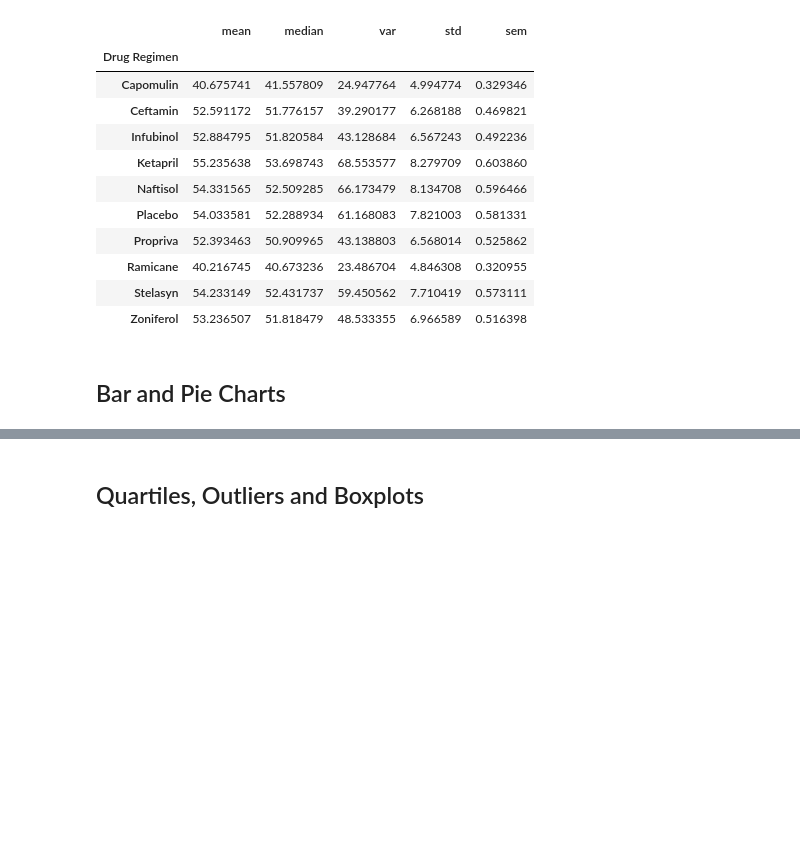
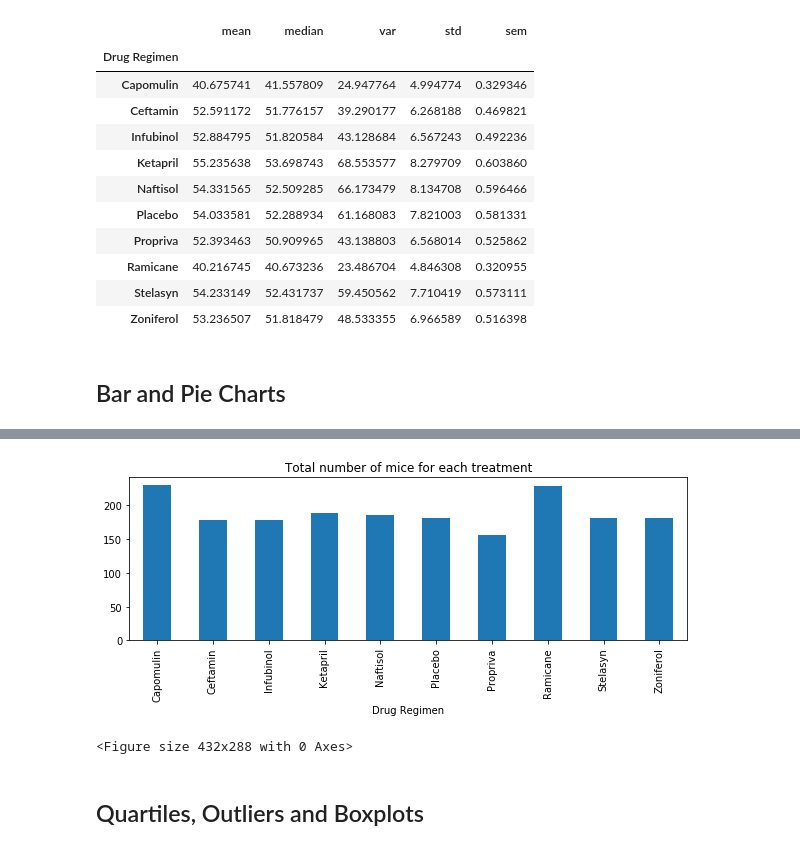
Before and after one commit to SakiSugio/Matplotlib, a Jupyter notebook: pymaceuticals.ipynb, the cells around one changed output, grey strips where cells are left out. Cells and saved outputs as stored; diff of their text form; code cells hidden in the pictures; blank space fills up the shorter version.

Commit message:
first bar chart!

```diff
--- a/pymaceuticals.ipynb
+++ b/pymaceuticals.ipynb
@@ -110,3 +98,10 @@ clean_data.groupby("Drug Regimen")["Tumor Volume (mm3)"].agg(['mean', 'median',
 # This method produces everything in a single groupby function
 # %% [markdown]
 ## Bar and Pie Charts
+# %%
+# Filter the DataFrame down only to those columns to chart
+mice_and_treatment = clean_data.groupby("Drug Regimen").count()["Mouse ID"]
+
+
+
+mice_and_treatment
@@ -113,5 +121,17 @@ clean_data.groupby("Drug Regimen")["Tumor Volume (mm3)"].agg(['mean', 'median',
 # %%
 # Generate a bar plot showing the total number of mice for each treatment throughout the course of the study using pandas.
+
+# Use DataFrame.plot() in order to create a bar chart of the data
+mice_and_treatment.plot(kind="bar", figsize=(10,3))
+
+# Set a title for the chart
+plt.title("Total number of mice for each treatment")
+
+plt.show()
+plt.tight_layout()
+# %% [output]
+[figure, added]
+<Figure size 432x288 with 0 Axes>
 # %%
 # Generate a bar plot showing the total number of mice for each treatment throughout the course of the study using pyplot.
 # %%
```
Also changed, not shown: parts of 2 cells of this notebook.
